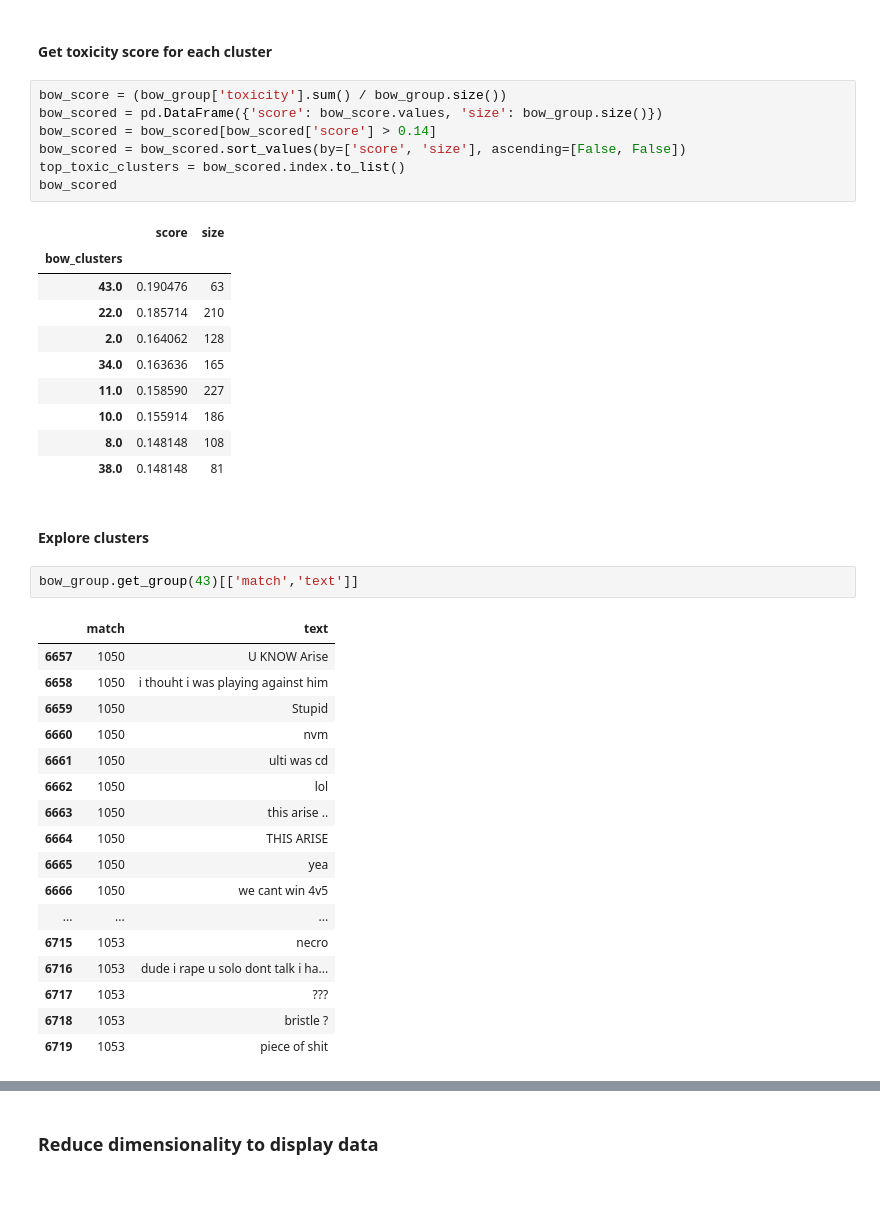
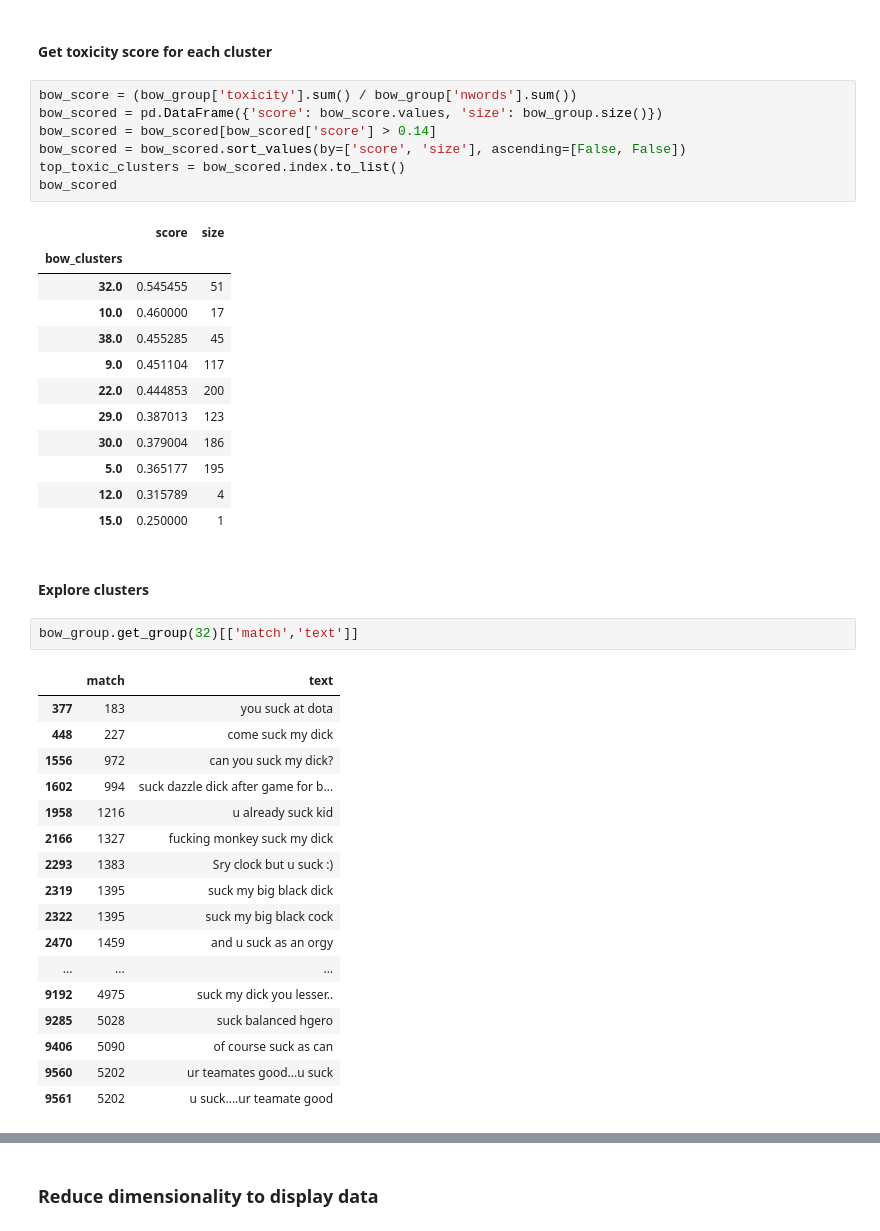
Before and after one commit to csralvall/online_game_toxicity, a Jupyter notebook: clustering_bow.ipynb, the cells around one changed output, grey strips where cells are left out. Saved outputs shown, nothing was run; the diff lists cells and outputs as text; blank space fills up the shorter version.

```diff
--- a/clustering_bow.ipynb
+++ b/clustering_bow.ipynb
@@ -250,7 +264,7 @@ metrics.silhouette_score(bow_reduced, bow_clusters.labels_, metric='euclidean')
 # %% [markdown]
 #### Get toxicity score for each cluster
 # %%
-bow_score = (bow_group['toxicity'].sum() / bow_group.size())
+bow_score = (bow_group['toxicity'].sum() / bow_group['nwords'].sum())
 bow_scored = pd.DataFrame({'score': bow_score.values, 'size': bow_group.size()})
 bow_scored = bow_scored[bow_scored['score'] > 0.14]
 bow_scored = bow_scored.sort_values(by=['score', 'size'], ascending=[False, False])
@@ -259,33 +273,35 @@ bow_scored
 # %% [output]
 |  | score | size |
 | bow_clusters |  |  |
-| 43.0 | 0.190476 | 63 |
-| 22.0 | 0.185714 | 210 |
-| 2.0 | 0.164062 | 128 |
-| 34.0 | 0.163636 | 165 |
-| 11.0 | 0.158590 | 227 |
-| 10.0 | 0.155914 | 186 |
-| 8.0 | 0.148148 | 108 |
-| 38.0 | 0.148148 | 81 |
+| 32.0 | 0.545455 | 51 |
+| 10.0 | 0.460000 | 17 |
+| 38.0 | 0.455285 | 45 |
+| 9.0 | 0.451104 | 117 |
+| 22.0 | 0.444853 | 200 |
+| 29.0 | 0.387013 | 123 |
+| 30.0 | 0.379004 | 186 |
+| 5.0 | 0.365177 | 195 |
+| 12.0 | 0.315789 | 4 |
+| 15.0 | 0.250000 | 1 |
 # %% [markdown]
 #### Explore clusters
 # %%
-bow_group.get_group(43)[['match','text']]
+bow_group.get_group(32)[['match','text']]
 # %% [output]
 |  | match | text |
-| 6657 | 1050 | U KNOW Arise |
-| 6658 | 1050 | i thouht i was playing against him |
-| 6659 | 1050 | Stupid |
-| 6660 | 1050 | nvm |
-| 6661 | 1050 | ulti was cd |
-| 6662 | 1050 | lol |
-| 6663 | 1050 | this arise .. |
-| 6664 | 1050 | THIS ARISE |
-| 6665 | 1050 | yea |
-| 6666 | 1050 | we cant win 4v5 |
+| 377 | 183 | you suck at dota |
+| 448 | 227 | come suck my dick |
+| 1556 | 972 | can you suck my dick? |
+| 1602 | 994 | suck dazzle dick after game for b... |
+| 1958 | 1216 | u already suck kid |
+| 2166 | 1327 | fucking monkey suck my dick |
+| 2293 | 1383 | Sry clock but u suck :) |
+| 2319 | 1395 | suck my big black dick |
+| 2322 | 1395 | suck my big black cock |
+| 2470 | 1459 | and u suck as an orgy |
 | ... | ... | ... |
-| 6715 | 1053 | necro |
-| 6716 | 1053 | dude i rape u solo dont talk i ha... |
-| 6717 | 1053 | ??? |
-| 6718 | 1053 | bristle ? |
-| 6719 | 1053 | piece of shit |
+| 9192 | 4975 | suck my dick you lesser.. |
+| 9285 | 5028 | suck balanced hgero |
+| 9406 | 5090 | of course suck as can |
+| 9560 | 5202 | ur teamates good...u suck |
+| 9561 | 5202 | u suck....ur teamate good |
```
Also changed, not shown: parts of 24 cells of this notebook.
